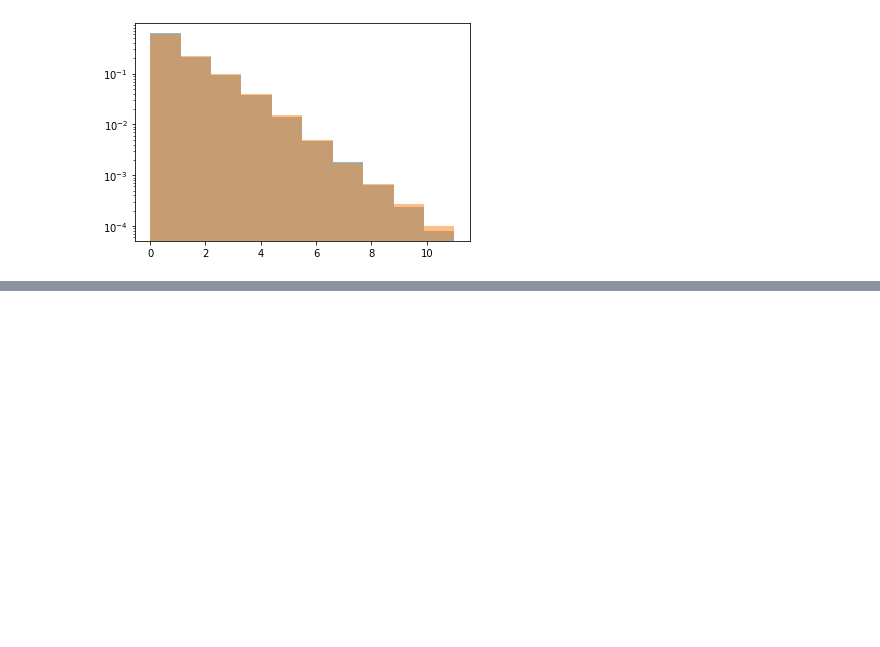
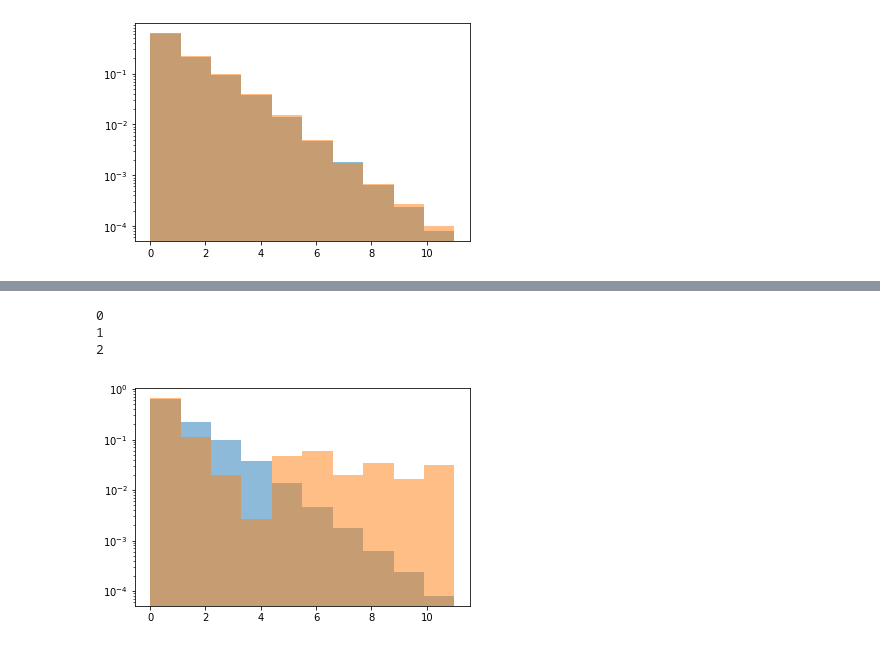
Before and after one commit to janjaek/DSEA-test, a Jupyter notebook: test.ipynb, the cells around one changed output, grey strips where cells are left out. Saved outputs shown, nothing was run; the diff lists cells and outputs as text; code cells hidden in the pictures; blank space fills up the shorter version.

```diff
--- a/test.ipynb
+++ b/test.ipynb
@@ -109,0 +133,12 @@ plt.show()
+# %%
+alpha_exp = stepsize.decay_exp(0.5, 2.0) # start with step size 2
+f_est_exp = dsea(X_test, X_train, Y_train, GaussianNB(), K = 3, inspect = inspect_alpha,  alpha = alpha_exp)
+plt.hist(range(12), weights = f_true, alpha = 0.5)
+plt.hist(range(12), weights = f_est_exp, alpha = 0.5)
+plt.yscale('log')
+plt.show()
+# %% [output]
+0
+1
+2
+[figure, added]
```
Also changed, not shown: parts of 4 cells of this notebook.
